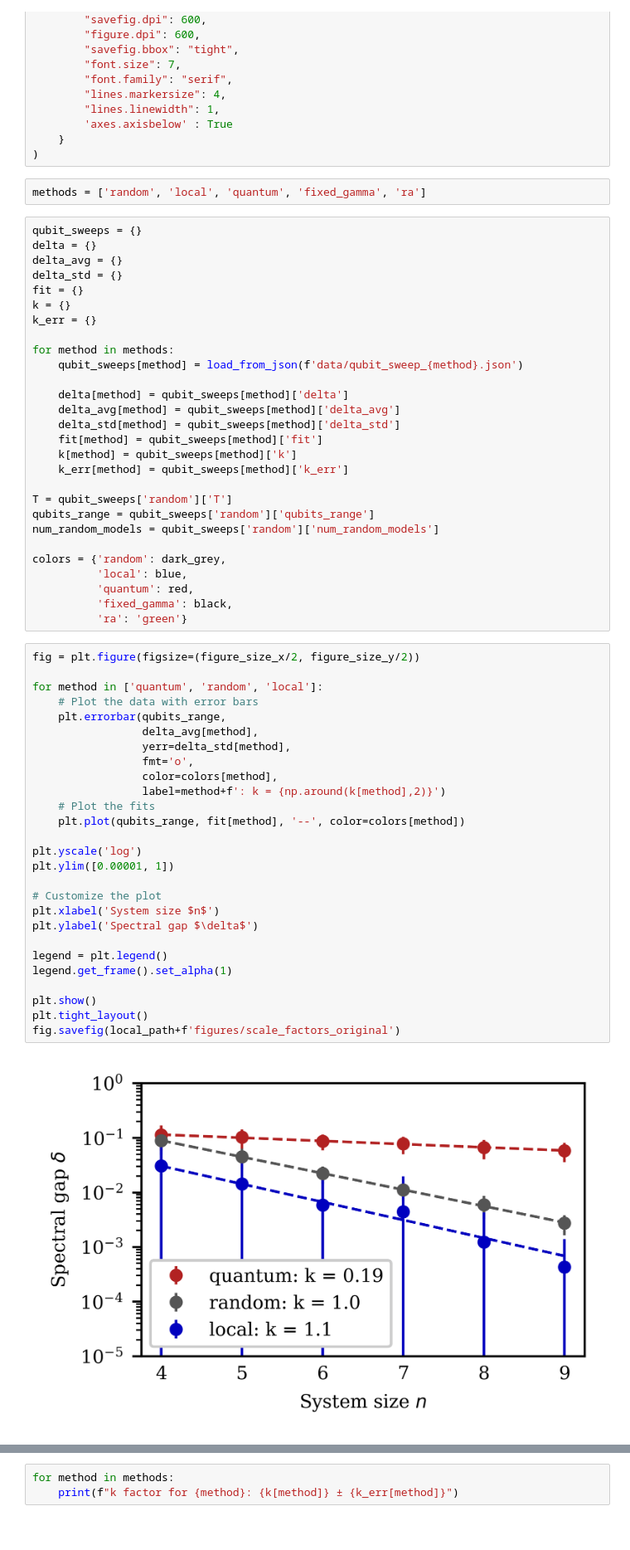
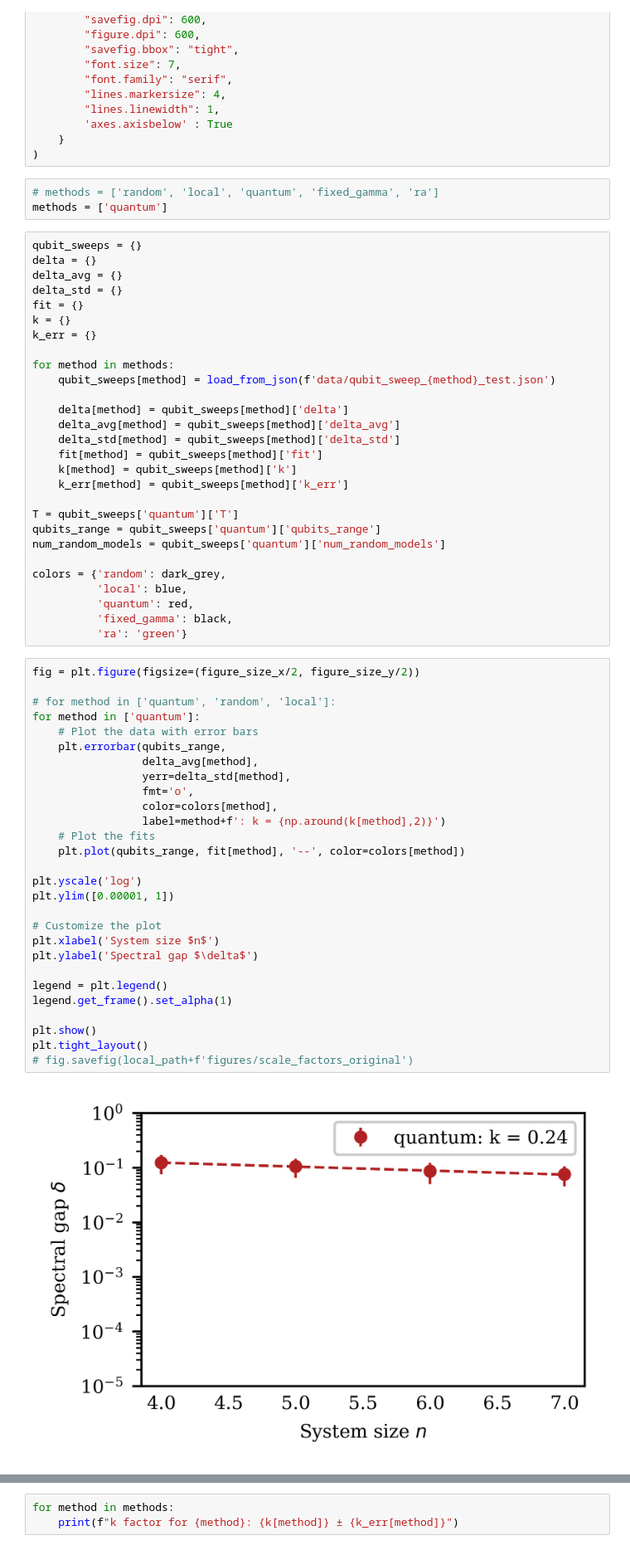
Before and after one commit to petr-ivashkov/quantum-mcmc, a Jupyter notebook: plots/qubit_sweep_scale_factors.ipynb, the cells around one changed output, grey strips where cells are left out. Shown at 83% size. Drawn from its saved outputs; the diff is of its cells as text.

```diff
--- a/plots/qubit_sweep_scale_factors.ipynb
+++ b/plots/qubit_sweep_scale_factors.ipynb
@@ -22,7 +22,8 @@ plt.rcParams.update(
     }
 )
 # %%
-methods = ['random', 'local', 'quantum', 'fixed_gamma', 'ra']
+# methods = ['random', 'local', 'quantum', 'fixed_gamma', 'ra']
+methods = ['quantum']
 # %%
 qubit_sweeps = {}
 delta = {}
@@ -33,7 +34,7 @@ k = {}
 k_err = {}
 
 for method in methods:
-    qubit_sweeps[method] = load_from_json(f'data/qubit_sweep_{method}.json')
+    qubit_sweeps[method] = load_from_json(f'data/qubit_sweep_{method}_test.json')
 
     delta[method] = qubit_sweeps[method]['delta']
     delta_avg[method] = qubit_sweeps[method]['delta_avg']
@@ -42,9 +43,9 @@ for method in methods:
     k[method] = qubit_sweeps[method]['k']
     k_err[method] = qubit_sweeps[method]['k_err']
 
-T = qubit_sweeps['random']['T']
-qubits_range = qubit_sweeps['random']['qubits_range']
-num_random_models = qubit_sweeps['random']['num_random_models']
+T = qubit_sweeps['quantum']['T']
+qubits_range = qubit_sweeps['quantum']['qubits_range']
+num_random_models = qubit_sweeps['quantum']['num_random_models']
 
 colors = {'random': dark_grey,
           'local': blue,
@@ -54,32 +55,33 @@ colors = {'random': dark_grey,
 # %%
 fig = plt.figure(figsize=(figure_size_x/2, figure_size_y/2))
 
-for method in ['quantum', 'random', 'local']:
+# for method in ['quantum', 'random', 'local']:
+for method in ['quantum']:
     # Plot the data with error bars
     plt.errorbar(qubits_range,
                  delta_avg[method],
                  yerr=delta_std[method],
                  fmt='o',
                  color=colors[method],
                  label=method+f': k = {np.around(k[method],2)}')
     # Plot the fits
     plt.plot(qubits_range, fit[method], '--', color=colors[method])
 
 plt.yscale('log')
 plt.ylim([0.00001, 1])
 
 # Customize the plot
 plt.xlabel('System size $n$')
 plt.ylabel('Spectral gap $\delta$')
 
 legend = plt.legend()
 legend.get_frame().set_alpha(1)
 
 plt.show()
 plt.tight_layout()
-fig.savefig(local_path+f'figures/scale_factors_original')
+# fig.savefig(local_path+f'figures/scale_factors_original')
 # %% [output]
-[figure, old version]
+[figure, new version]
 <Figure size 3840x2880 with 0 Axes>
 # %%
 for method in methods:
```
Also changed, not shown: parts of 3 cells of this notebook, 4 other files.
